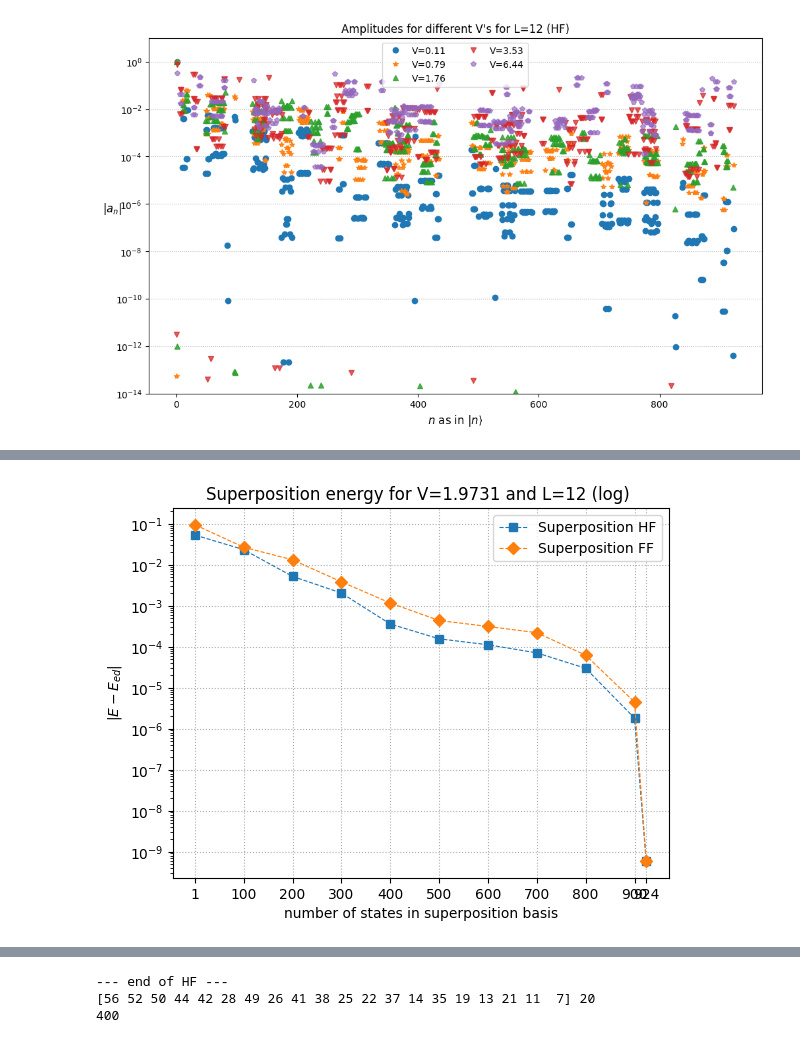
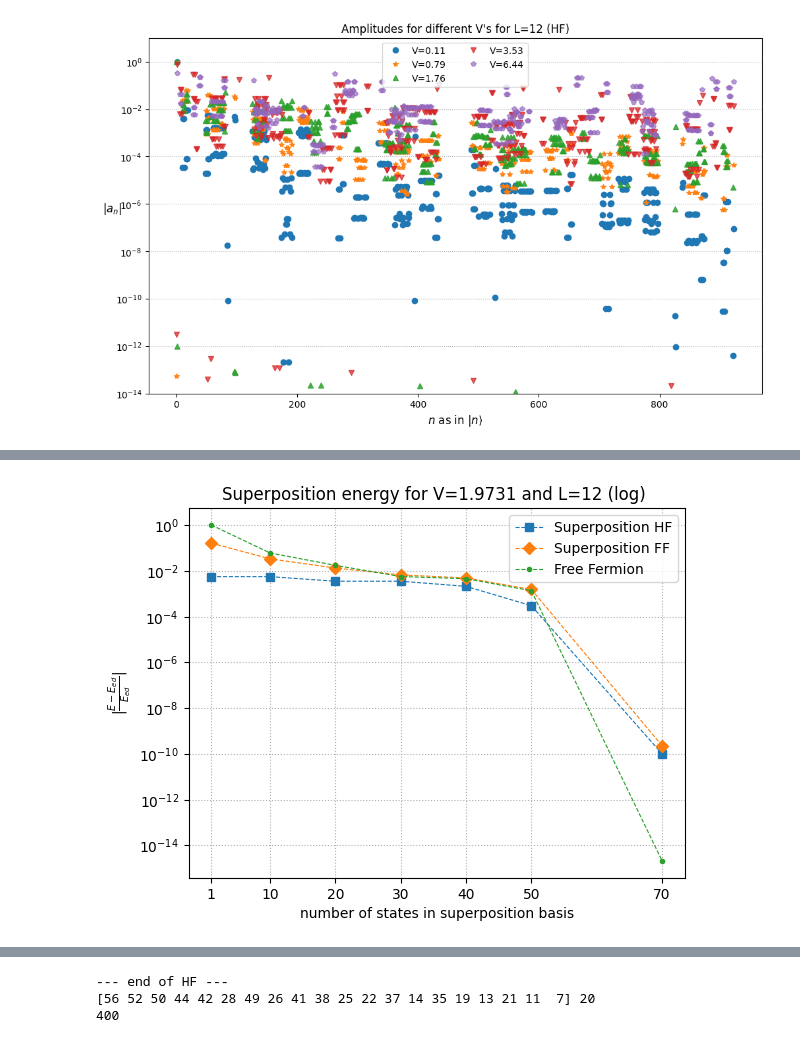
Before and after one commit to Arash-H-Jafarizadeh/Fermionic-State-Preparation, a Jupyter notebook: Fermionic_Hartree_Fock_Method(Adam).ipynb, the cells around one changed output, grey strips where cells are left out. Saved outputs shown, nothing was run; the diff lists cells and outputs as text; code cells hidden in the pictures.

```diff
--- a/Fermionic_Hartree_Fock_Method(Adam).ipynb
+++ b/Fermionic_Hartree_Fock_Method(Adam).ipynb
@@ -489,13 +491,10 @@ def hart_fock_superposition(physical,L, **kws):
         # last_H = HF_hamil(physical, c_mat, L)
         # last_E, last_U = np.linalg.eigh(last_H)
         c_mat = np.dot(last_U[:,:L//2],np.conj(last_U[:,:L//2].T))
-        HF_energy = fullEnergy_HF(c_mat, physical, L)
+        # HF_energy = fullEnergy_HF(c_mat, physical, L)
 
     print("HF")
-    # print(last_E)
     new_ham = based_ham( physical, L, last_E, last_U, **kws)
-    # print(np.diag(new_ham))
-    # new_E, new_U = np.linalg.eigh(new_ham)
 
     # return(HF_energy, new_E[0], new_U[:,0])
     return(new_ham)
@@ -505,7 +504,7 @@ def mean_field_superposition(physical, L, **kws):
     max_iters = kws['max_iters'] if 'max_iters' in kws.keys() else 200
     startp = kws['start_point'] if 'start_point' in kws.keys() else 0.25
 
-    c_mat = np.diag([0.,0.]*(L//2) + startp * np.random.randn(L))
+    c_mat = np.diag([1.,0.]*(L//2) + startp * np.random.randn(L))
 
     last_E = np.empty((L))
     last_U = np.empty((L,L))
@@ -669,15 +744,17 @@ HF
 HF
 [figure]
 # %%
-L = 12
+L = 8
 # num_pnts = 10
 # pnt_list =  np.linspace(1, 252, num=num_pnts, dtype=np.int32)
-pnt_list =  [1]+[100*x for x in range(1,10)]+[924]
+# pnt_list =  [1]+[100*x for x in range(1,10)]+[924]
+pnt_list =  [1]+[10*x for x in range(1,6)]+[70]
 print( pnt_list )
 phys = 1.5731, 1.0
-ed_energy = -6.17619462 #-3.61121234 #
-# blues = pl.cm.get_cmap('Blues_r',num_plts+3)
-# blues = pl.cm.get_cmap('autumn',num_plts)
+ed_energy_PBC = -3.99137284 #-3.61121234 #
+ed_energy_OBC = -4.14017799 #-3.61121234 #
+
+hf_fin_state = []
 
 super_data_hf = []
 hf_data = []
@@ -686,43 +763,65 @@ mf_data = []
 super_data_ff = []
 ff_data = []
 for trunc in pnt_list:
-    hf_energy, super_energy_hf, _ = hart_fock_superposition(phys, L, max_iters=400, basis_len = trunc)
-    print(super_energy_hf)
-    super_data_hf.append(np.abs(ed_energy - super_energy_hf))
-    hf_data.append(np.abs(ed_energy - hf_energy))
+    # hf_energy, super_energy_hf, _ = hart_fock_superposition(phys, L, max_iters=400, PBC=True, basis_len = trunc)
+    hf_new_ham = hart_fock_superposition(phys, L, max_iters=400, PBC=True, basis_len = trunc)
+    hf_new_E, hf_new_U = np.linalg.eigh(hf_new_ham)
+    super_energy_hf = hf_new_E[0]
+    # print(super_energy_hf)
+    super_data_hf.append(np.abs((ed_energy_PBC - super_energy_hf)/ed_energy_PBC))
+    # hf_data.append(np.abs(ed_energy_PBC - super_energy_hf))
+    # print(hf_new_U[:,0])
+    hf_fin_state = hf_new_U[:,0]
+    # print(np.linalg.norm(hf_fin_state))
+    # hf_data.append(np.abs(ed_energy_PBC - super_energy_hf))
 
+    print("----")
     # mf_energy, super_energy_mf, _ = mean_field_superposition(phys, L, max_iters=200, basis_len = trunc)
     # super_data_mf.append(np.abs(ed_energy - super_energy_mf))
     # mf_data.append(np.abs(ed_energy - mf_energy))
 
-    ff_energy, super_energy_ff, _ = free_fermion_superposition(phys, L, basis_len = trunc)
-    print(super_energy_hf)
-    super_data_ff.append(np.abs(ed_energy - super_energy_ff))
-    ff_data.append(np.abs(ed_energy - ff_energy))
+    # ff_energy, super_energy_ff, _ = free_fermion_superposition(phys, L, basis_len = trunc)
+    ff_new_ham = hart_fock_superposition(phys, L, PBC=False, basis_len = trunc)
+    ff_new_E, ff_new_U = np.linalg.eigh(ff_new_ham)
+    super_energy_ff = ff_new_E[0]
+    # print(super_energy_ff)
+    super_data_ff.append(np.abs((ed_energy_OBC - super_energy_ff)/ed_energy_OBC))
+    # ff_data.append(np.abs(ed_energy_OBC - super_energy_ff))
 
-# for trunc in pnt_list:
-    # pl.plot(np.abs(vec), label=f'V={Vs:.2f}', color=f'C{plt}', alpha=1-(plt*0.0)/num_plts)
+print(hf_fin_state)
+hf_fin_state = hf_fin_state**2
+print(hf_fin_state)
+for numb in pnt_list:
+    # hf_fin_data = 1.0-np.cumsum(hf_fin_state[:numb])
+    hf_fin_data = 1.0-np.sum(hf_fin_state[:numb])
+    print(hf_fin_data)
 
-print(hf_data)
-print(ff_data)
+hf_fin_data = 1.0-np.cumsum(hf_fin_state)
+hf_inf = np.array(hf_fin_data)[np.array(pnt_list,dtype=np.int32)-1]
+print(hf_inf)
+# print(hf_data)
+# print(ff_data)
 
-pl.plot(pnt_list, super_data_hf, label=f'Superposition HF', ls='--',linewidth=0.8, marker='s')
+pl.plot(pnt_list, super_data_hf, label=f'HF PBC', ls='--',linewidth=0.8, marker='s')
+pl.plot(pnt_list, super_data_hf, label=f'FF PBC', ls=':',linewidth=0.6, marker='s', fillstyle='none')
 # pl.plot(pnt_list, super_data_mf, label=f'Superposition MF', ls='--',linewidth=0.8, marker='o')
 pl.plot(pnt_list, super_data_ff, label=f'Superposition FF', ls='--',linewidth=0.8, marker='D')
 # pl.plot(pnt_list, hf_data, label=f'Hartree-Fock', ls='--',linewidth=0.8, marker='.')
 # pl.plot(pnt_list, mf_data, label=f'Mean-Field', ls='--',linewidth=0.8, marker='.')
 # pl.plot(pnt_list, ff_data, label=f'Free Fermion', ls='--',linewidth=0.8, marker='.')
 
+pl.plot(pnt_list, hf_inf, label=f'Free Fermion', ls='--',linewidth=0.8, marker='.')
+
 pl.title("Superposition energy for V=1.9731 and L=12 (log) ")
 pl.xlabel(r"number of states in superposition basis")
 pl.xticks(pnt_list)
 # pl.xscale('log')
 
-pl.ylabel(r"$|E - E_{ed}| $")
+pl.ylabel(r"$|\frac{E - E_{ed}}{E_{ed}}| $")
 pl.yscale('log')
 pl.grid(which='major', axis='both', linestyle=':')
 
 pl.legend(loc='best')
-pl.savefig("SuperEnrgy_L12_V1.9731_(HF,FF)(log-lin).pdf", bbox_inches = 'tight')
+# pl.savefig("SuperEnrgy_L12_V1.9731_(HF,FF)(log-lin).pdf", bbox_inches = 'tight')
 pl.show()
 # %% [output]
@@ -746,2 +845,2 @@ FF
-[figure, old version]
+[figure, new version]
 # %%
```
Also changed, not shown: parts of 7 cells of this notebook, 1 other file.
